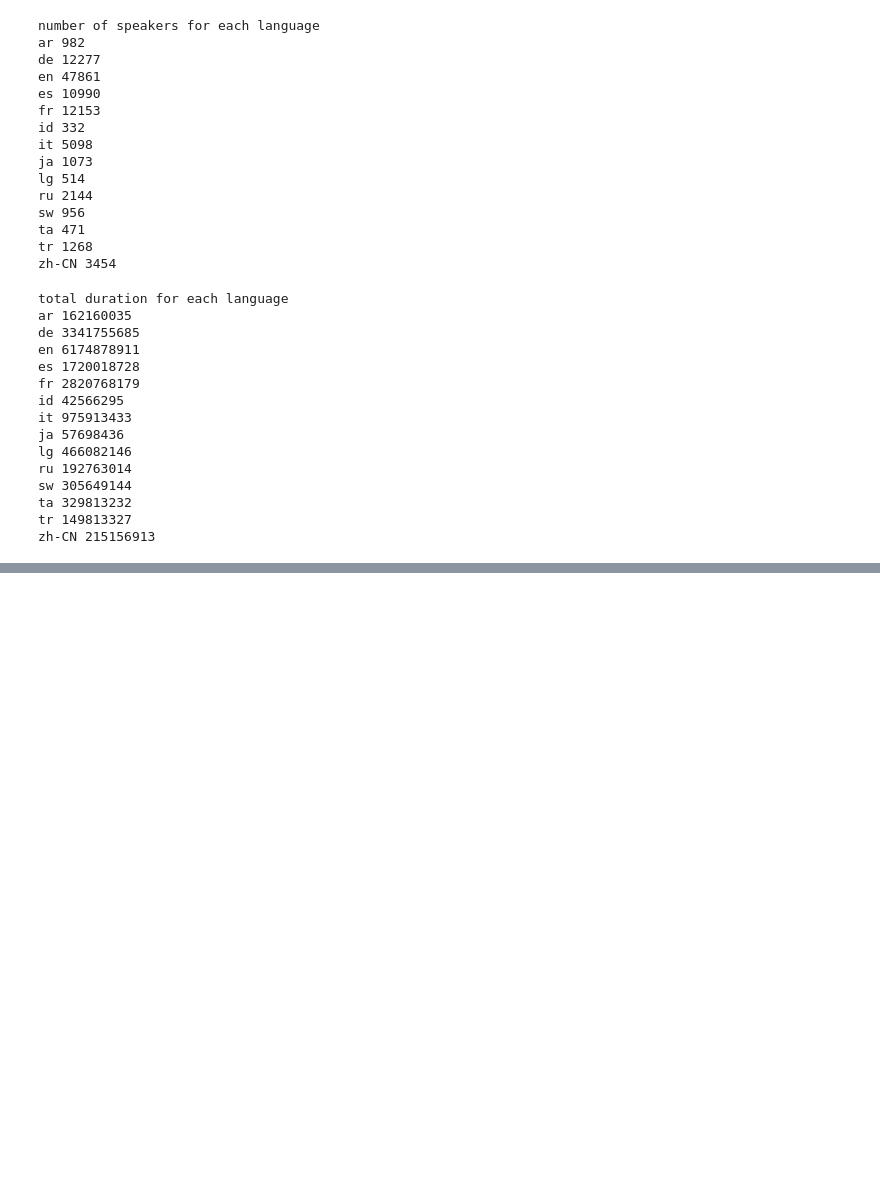
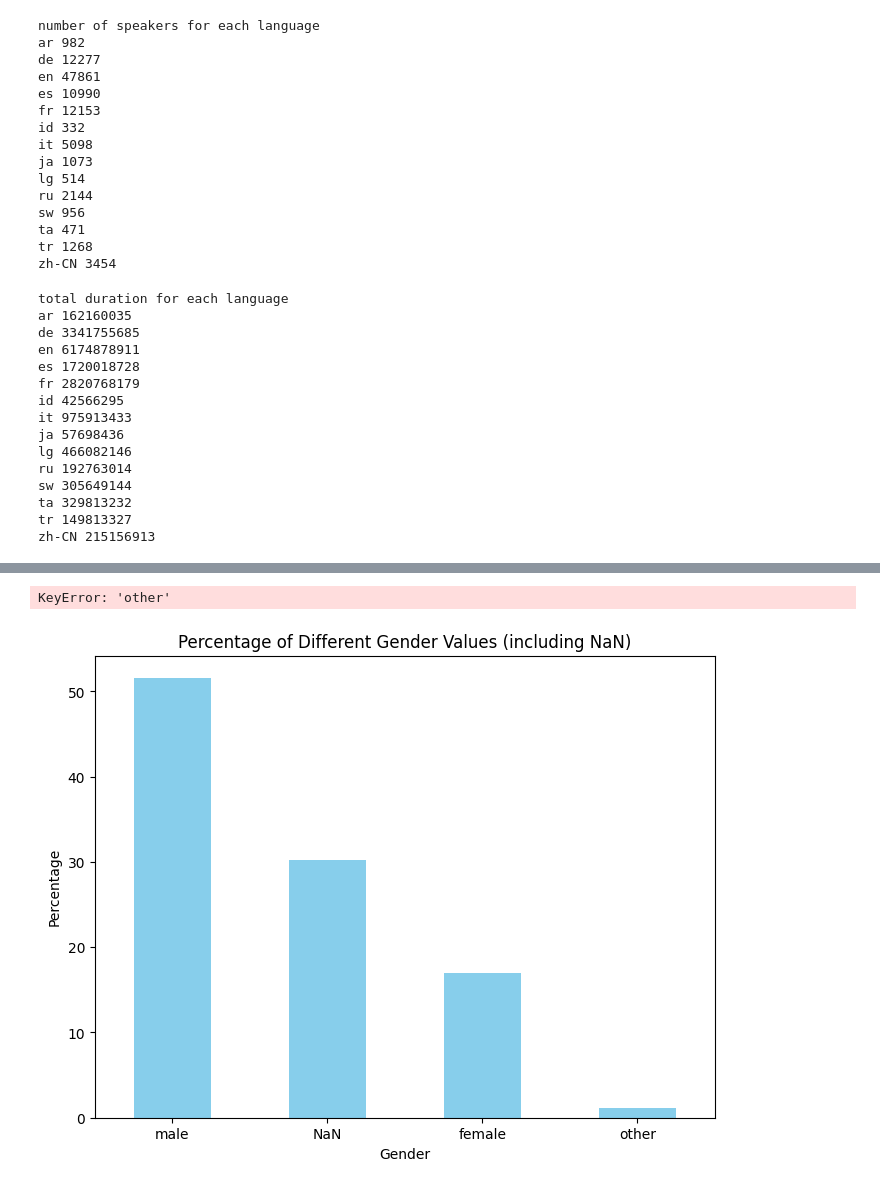
Before and after one commit to aannaaiiss/data_analysis_project, a Jupyter notebook: BEKOLO_data_analysis_final_project.ipynb, the cells around one changed output, grey strips where cells are left out. Drawn from its saved outputs; the diff is of its cells as text; code cells hidden in the pictures; blank space fills up the shorter version.

Commit message:
question4

```diff
--- a/BEKOLO_data_analysis_final_project.ipynb
+++ b/BEKOLO_data_analysis_final_project.ipynb
@@ -65,7 +66,7 @@ tr 149813327
 zh-CN 215156913
 # %%
 #Create several DataFrames
-genders = ["female", "male", None]
+genders = ["female", "male", None,"other"]
 languages = list(lang_data.keys())
 
 data = []
@@ -84,3 +85,4 @@ for gender in genders:
 
 # For each language and each genre : total duration of recordings, the number of different speakers
 result_df = pd.DataFrame(data, columns=["Gender", "Language", "Total Duration", "Number of Speakers"])
+result_df.head()
@@ -92,10 +95,0 @@ array(['twenties', 'thirties', 'teens', 'fourties', 'sixties', 'fifties',
-# %%
-for lang,df in lang_data.items():
-    fem_df = []
-# %%
-for lang,df in lang_data.items():
-    print(lang)
-    counts = df[df["age"] == "nineties"]["client_id"].value_counts()
-    if not counts.empty :
-        print(counts.idxmax())
-        print(counts.max()/counts.sum(),'\n')
@@ -119,0 +162,30 @@ zh-CN
+# %%
+#Question 4 - suite
+#Print the percentage of recordings for which no genre information is available
+combined_df = pd.concat(lang_data.values())
+
+nan_percentage = (combined_df["gender"].isna().mean() * 100)
+
+print(f"Percentage of NaN in 'gender': {nan_percentage:.2f}%")
+# %% [output]
+KeyError: 'other'
+# %%
+#Question 4 - suite
+#Print the gender distribution
+# Create a MultiIndex to track the original language
+dfs = [df.assign(Language=lang) for lang, df in lang_data.items()]
+concatenated_df = pd.concat(dfs, ignore_index=True)
+concatenated_df['gender'].fillna("NaN", inplace=True)
+
+gender_counts = concatenated_df['gender'].value_counts(normalize=True) * 100
+
+# Plot the percentages
+plt.figure(figsize=(8, 6))
+gender_counts.plot(kind='bar', color='skyblue')
+plt.title('Percentage of Different Gender Values (including NaN)')
+plt.xlabel('Gender')
+plt.ylabel('Percentage')
+plt.xticks(rotation=0)
+plt.show()
+# %% [output]
+[figure, added]
```
Also changed, not shown: parts of 8 cells of this notebook.
